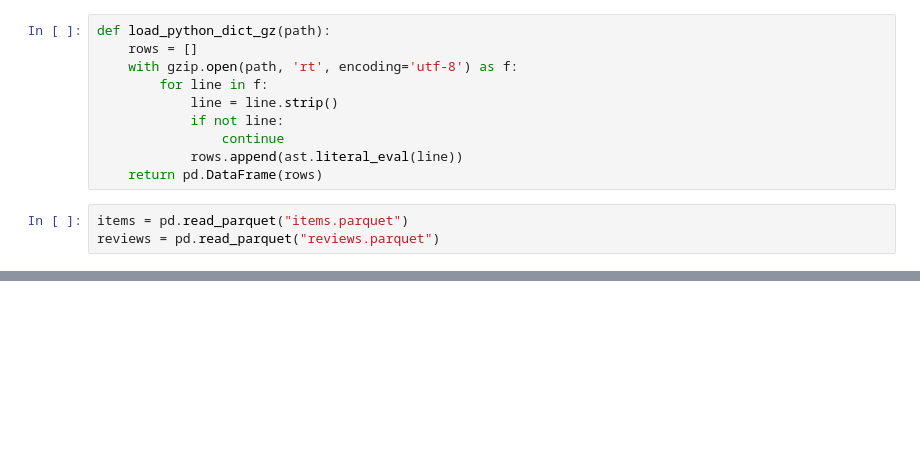
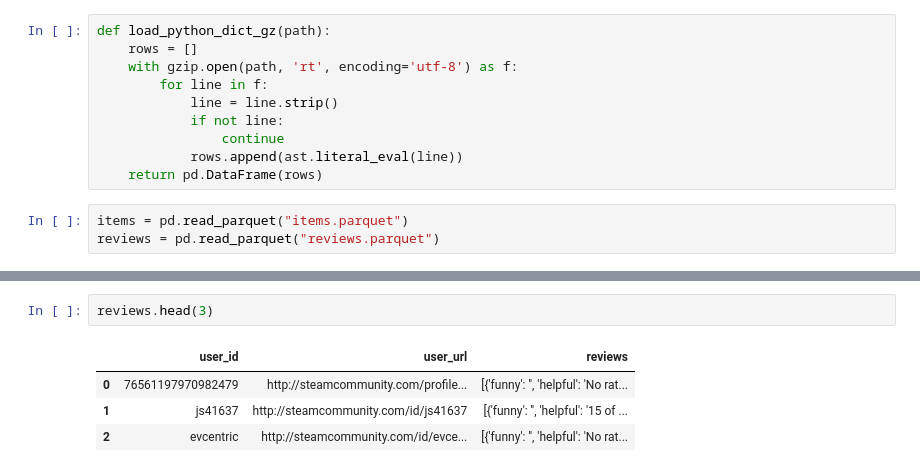
Before and after one commit to Kevin-Wu-12/CSE158-Assignment-2, a Jupyter notebook: analysis.ipynb, the cells around one changed output, grey strips where cells are left out. Drawn from its saved outputs; the diff is of its cells as text; blank space fills up the shorter version.

```diff
--- a/analysis.ipynb
+++ b/analysis.ipynb
@@ -37,0 +45,7 @@ items
+# %%
+reviews.head(3)
+# %% [output]
+|  | user_id | user_url | reviews |
+| 0 | 76561197970982479 | http://steamcommunity.com/profile... | [{'funny': '', 'helpful': 'No rat... |
+| 1 | js41637 | http://steamcommunity.com/id/js41637 | [{'funny': '', 'helpful': '15 of ... |
+| 2 | evcentric | http://steamcommunity.com/id/evce... | [{'funny': '', 'helpful': 'No rat... |
```
Also changed, not shown: parts of 9 cells of this notebook.
